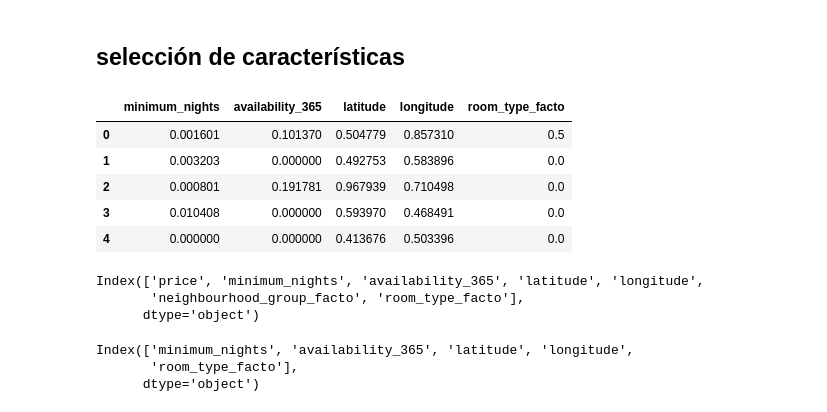
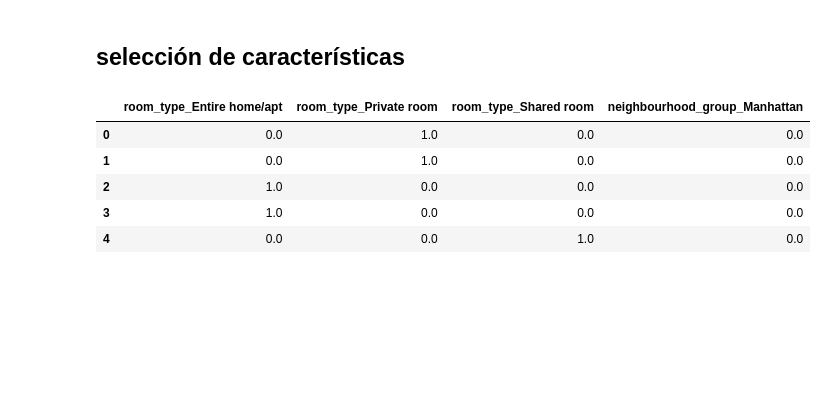
Before and after one commit to 4GeeksAcademy/marcoakai_machine_learning, a Jupyter notebook: src/00-eda-airbnb-ny.ipynb, the cells around one changed output. Cells and saved outputs as stored; diff of their text form; code cells hidden in the pictures; blank space fills up the shorter version.

```diff
--- a/src/00-eda-airbnb-ny.ipynb
+++ b/src/00-eda-airbnb-ny.ipynb
@@ -21,8 +21,7 @@ Paso el dataset a dataframe
 # %%
 train_data = pd.read_csv("../data/raw/internal-link.csv")
 
-df = pd.concat([train_data]).reset_index(inplace=False)
-df.drop(columns=["index"], inplace=True)
+df = train_data.copy().reset_index(drop=True)
 df.head()
 # %% [output]
 |  | id | name | host_id | host_name | neighbourhood_group | neighbourhood | latitude | longitude | ... |
@@ -116,7 +115,7 @@ availability_365                      0
 dtype: int64
 # %%
 df['reviews_per_month'] = df['reviews_per_month'].fillna(0)
-df = df[df['price'] > 0]
+df = df[df['price'] > 0].reset_index(drop=True)
 
 
 df.describe().T
@@ -146,5 +145,5 @@ Se observan pocas columnas con valores nulos
 # %% [markdown]
 ## Eliminamos variables innecesarias
 # %%
-df.drop(['name', 'id', 'host_id','host_name'], axis=1, inplace=True)
-df.head()
+cols_to_drop = ['id', 'name', 'host_id', 'host_name']
+df = df.drop(columns=[c for c in cols_to_drop if c in df.columns])
@@ -492,35 +484,17 @@ X_train_cat_ohe.head()
 # %% [markdown]
 ## selección de características
 # %%
-X_train, X_test, y_train, y_test = train_test_split(df_min_max.drop("price", axis=1),
-                                                    df_min_max["price"],
-                                                    test_size=0.2,
-                                                    random_state=42)
+selection_model = SelectKBest(f_classif, k = 4)
+selection_model.fit(X_train_cat_ohe, y_train)
+ix = selection_model.get_support()
+X_train_sel = pd.DataFrame(selection_model.transform(X_train_cat_ohe), columns = X_train_cat_ohe.columns.values[ix])
+X_test_sel = pd.DataFrame(selection_model.transform(X_test_cat_ohe), columns = X_test_cat_ohe.columns.values[ix])
 
-selection_model = SelectKBest(f_classif, k=5)
-selection_model.fit(X_train, y_train)
-ix = selection_model.get_support()
-selection_model_transform_train = selection_model.transform(X_train)
-selection_model_transform_test = selection_model.transform(X_test)
-X_train_sel = pd.DataFrame(selection_model_transform_train, columns=X_train.columns.values[ix])
-X_test_sel = pd.DataFrame(selection_model_transform_test, columns=X_test.columns.values[ix])
 X_train_sel.head()
 # %% [output]
-|  | minimum_nights | availability_365 | latitude | longitude | room_type_facto |
-| 0 | 0.001601 | 0.101370 | 0.504779 | 0.857310 | 0.5 |
-| 1 | 0.003203 | 0.000000 | 0.492753 | 0.583896 | 0.0 |
-| 2 | 0.000801 | 0.191781 | 0.967939 | 0.710498 | 0.0 |
-| 3 | 0.010408 | 0.000000 | 0.593970 | 0.468491 | 0.0 |
-| 4 | 0.000000 | 0.000000 | 0.413676 | 0.503396 | 0.0 |
+|  | room_type_Entire home/apt | room_type_Private room | room_type_Shared room | neighbourhood_group_Manhattan |
+| 0 | 0.0 | 1.0 | 0.0 | 0.0 |
+| 1 | 0.0 | 1.0 | 0.0 | 0.0 |
+| 2 | 1.0 | 0.0 | 0.0 | 0.0 |
+| 3 | 1.0 | 0.0 | 0.0 | 0.0 |
+| 4 | 0.0 | 0.0 | 1.0 | 0.0 |
-# %%
-df_min_max.columns
-# %% [output]
-Index(['price', 'minimum_nights', 'availability_365', 'latitude', 'longitude',
-       'neighbourhood_group_facto', 'room_type_facto'],
-      dtype='object')
-# %%
-X_train_sel.columns
-# %% [output]
-Index(['minimum_nights', 'availability_365', 'latitude', 'longitude',
-       'room_type_facto'],
-      dtype='object')
```
Also changed, not shown: parts of 21 cells of this notebook.
